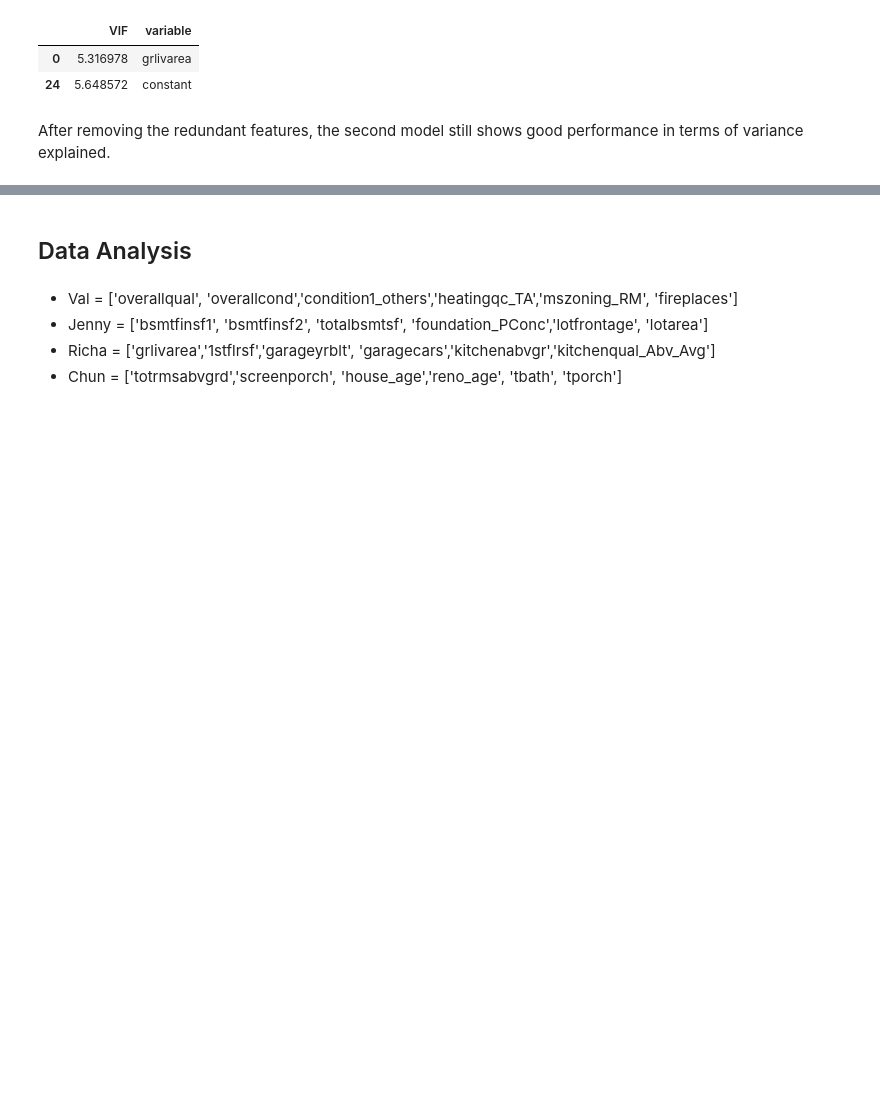
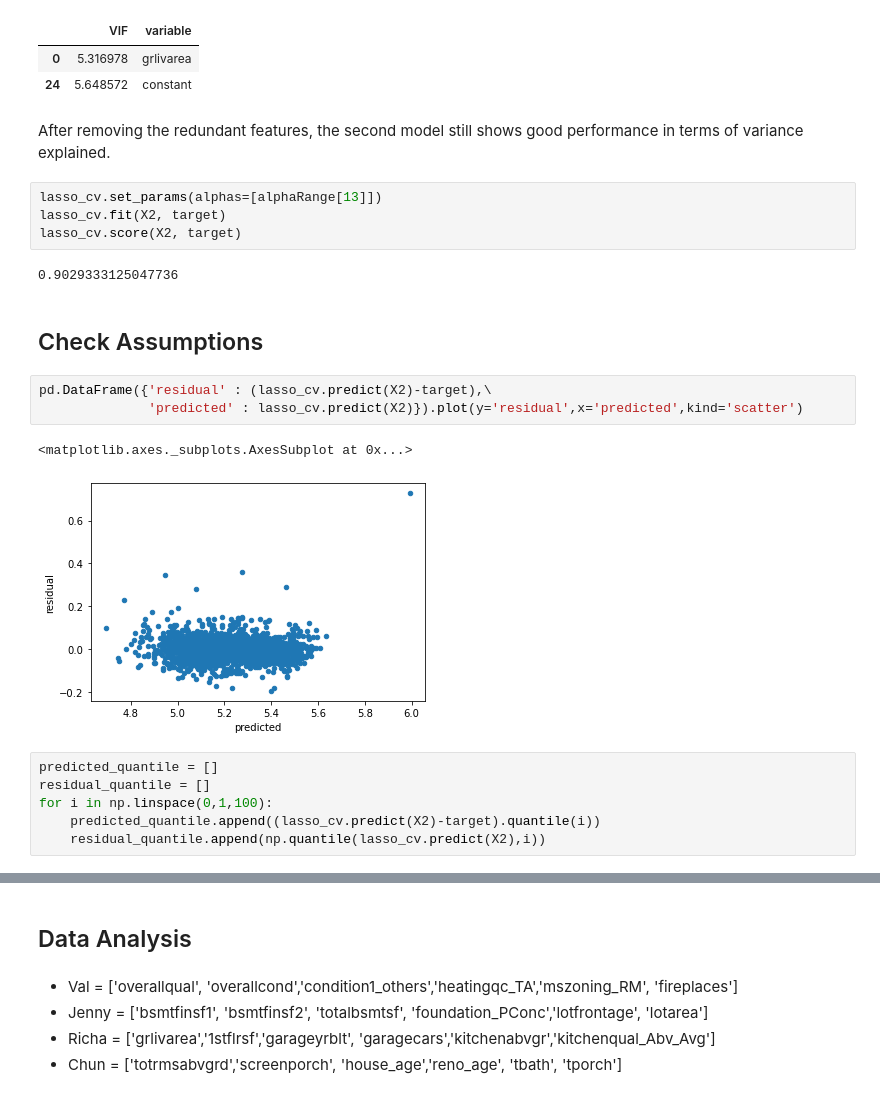
Before and after one commit to valgarland/MLProject_PP, a Jupyter notebook: EDA and Data Cleaning.ipynb, the cells around one changed output, grey strips where cells are left out. Drawn from its saved outputs; the diff is of its cells as text; blank space fills up the shorter version.

Commit message:
check assumptions

```diff
--- a/EDA and Data Cleaning.ipynb
+++ b/EDA and Data Cleaning.ipynb
@@ -736,3 +736,23 @@ vif[vif['VIF']>5]
 | 24 | 5.648572 | constant |
 # %% [markdown]
 After removing the redundant features, the second model still shows good performance in terms of variance explained.
+# %%
+lasso_cv.set_params(alphas=[alphaRange[13]])
+lasso_cv.fit(X2, target)
+lasso_cv.score(X2, target)
+# %% [output]
+0.9029333125047736
+# %% [markdown]
+## Check Assumptions
+# %%
+pd.DataFrame({'residual' : (lasso_cv.predict(X2)-target),\
+              'predicted' : lasso_cv.predict(X2)}).plot(y='residual',x='predicted',kind='scatter')
+# %% [output]
+<matplotlib.axes._subplots.AxesSubplot at 0x...>
+[figure, added]
+# %%
+predicted_quantile = []
+residual_quantile = []
+for i in np.linspace(0,1,100):
+    predicted_quantile.append((lasso_cv.predict(X2)-target).quantile(i))
+    residual_quantile.append(np.quantile(lasso_cv.predict(X2),i))
```
Also changed, not shown: parts of 3 cells of this notebook.
